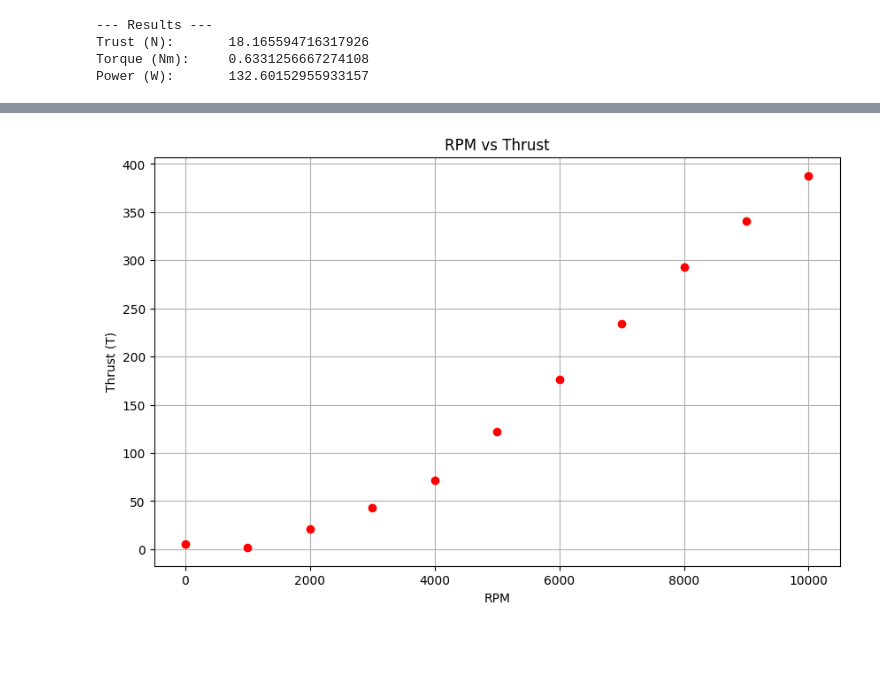
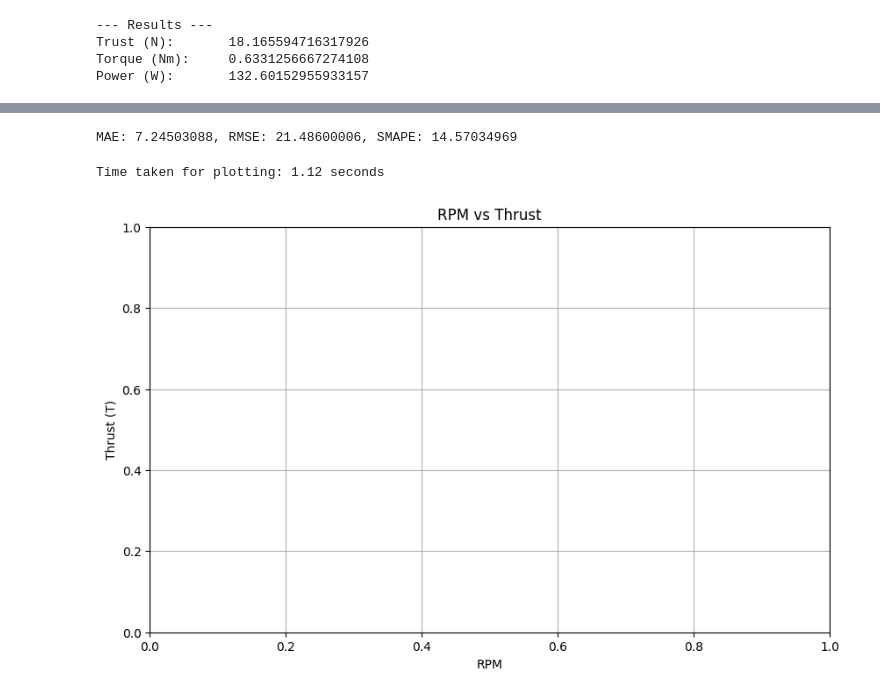
Before and after one commit to andrea-vaiuso/Advanced-Drone-Controller-Optimization, a Jupyter notebook: Rotor/rotor_model_creator.ipynb, the cells around one changed output, grey strips where cells are left out. Saved outputs shown, nothing was run; the diff lists cells and outputs as text; code cells hidden in the pictures; blank space fills up the shorter version.

```diff
--- a/Rotor/rotor_model_creator.ipynb
+++ b/Rotor/rotor_model_creator.ipynb
@@ -126,7 +113,7 @@ class RotorModel(nn.Module):
 
     def train_model(self, X_train: torch.Tensor, y_train: torch.Tensor,
                     X_val: torch.Tensor, y_val: torch.Tensor,
-                    epochs: int = 1000, lr: float = 0.001, early_stopping_patience: int = 50):
+                    epochs: int = 1e10, lr: float = 0.0001, early_stopping_patience: int = 1000):
         # Compute normalization parameters if not already set
         if self.input_mean is None or self.input_std is None or self.output_mean is None or self.output_std is None:
             self.input_mean = X_train.mean(dim=0, keepdim=True)
@@ -258,15 +245,19 @@ print(f'Validation set shape: {X_val.shape}, {y_val.shape}')
 
 # Initialize and train the model
 model = RotorModel(n_inputs=len(X_train[0]), n_outputs=len(y_train[0]))
-model.train_model(X_train, y_train, X_val, y_val, epochs=100000, lr=0.001, early_stopping_patience=50)
+time1 = time()
+print("Training the model...")
+model.train_model(X_train, y_train, X_val, y_val, epochs=1000000, lr=0.001, early_stopping_patience=10000)
+time2 = time() - time1
+print(f"Time taken for training: {time2:.2f} seconds")
 
-# Test the model with a samples RPM values
+
 for rpm in [0, 1000, 2000, 3000, 4000, 5000, 6000, 7000, 8000, 9000, 10000]:
     prediction = model.predict(torch.tensor([[rpm]], dtype=torch.float32))
     print(f'RPM: {rpm}, T: {prediction[0][0].item():.8f}, Q: {prediction[0][1].item():.8f}, P: {prediction[0][2].item():.8f}, CT: {prediction[0][3].item():.8f}, CQ: {prediction[0][4].item():.8f}, CP: {prediction[0][5].item():.8f}')
 
 # Save the trained model
-torch.save(model.state_dict(), 'rotor_model.pth')
+# torch.save(model.state_dict(), 'rotor_model.pth')
 # %% [output]
 Training set shape: torch.Size([6400, 1]), torch.Size([6400, 6])
 Validation set shape: torch.Size([1600, 1]), torch.Size([1600, 6])
@@ -286,15 +279,30 @@ RPM: 10000, T: 440.33, Q: 14.48, P: 13594.27, CT: 0.03, CQ: 0.00, CP: 0.01
+# %%
+#Calculate MAE, RMSE and SMAPE (in percentage) on validation set using model.predict
+model.eval()
+with torch.no_grad():
+    val_outputs = model.predict(X_val)
+    mae = torch.mean(torch.abs(val_outputs - y_val))
+    rmse = torch.sqrt(torch.mean((val_outputs - y_val) ** 2))
+    smape = torch.mean(2 * torch.abs(val_outputs - y_val) / (torch.abs(val_outputs) + torch.abs(y_val))) * 100
+    print(f'MAE: {mae.item():.8f}, RMSE: {rmse.item():.8f}, SMAPE: {smape.item():.8f}')
+# %% [output]
+MAE: 7.24503088, RMSE: 21.48600006, SMAPE: 14.57034969
 # %%
 # Plot RPM vs T curve from predictions
 import matplotlib.pyplot as plt
 
 plt.figure(figsize=(10, 6))
-for rpm in range(0, 11000, 1000):
+time1 = time()
+for rpm in range(0, 8000, 1):
     prediction = model.predict(torch.tensor([[rpm]], dtype=torch.float32))
-    plt.plot(rpm, prediction[0][0].item(), 'ro')
+    #plt.plot(rpm, prediction[0][0].item(), 'ro')
+time2 = time() - time1
+print(f"Time taken for plotting: {time2:.2f} seconds")
 plt.xlabel('RPM')
 plt.ylabel('Thrust (T)')
 plt.title('RPM vs Thrust')
 plt.grid()
 plt.show()
 # %% [output]
+Time taken for plotting: 1.12 seconds
-[figure, old version]
+[figure, new version]
```
Also changed, not shown: parts of 4 cells of this notebook, 28 other files.
